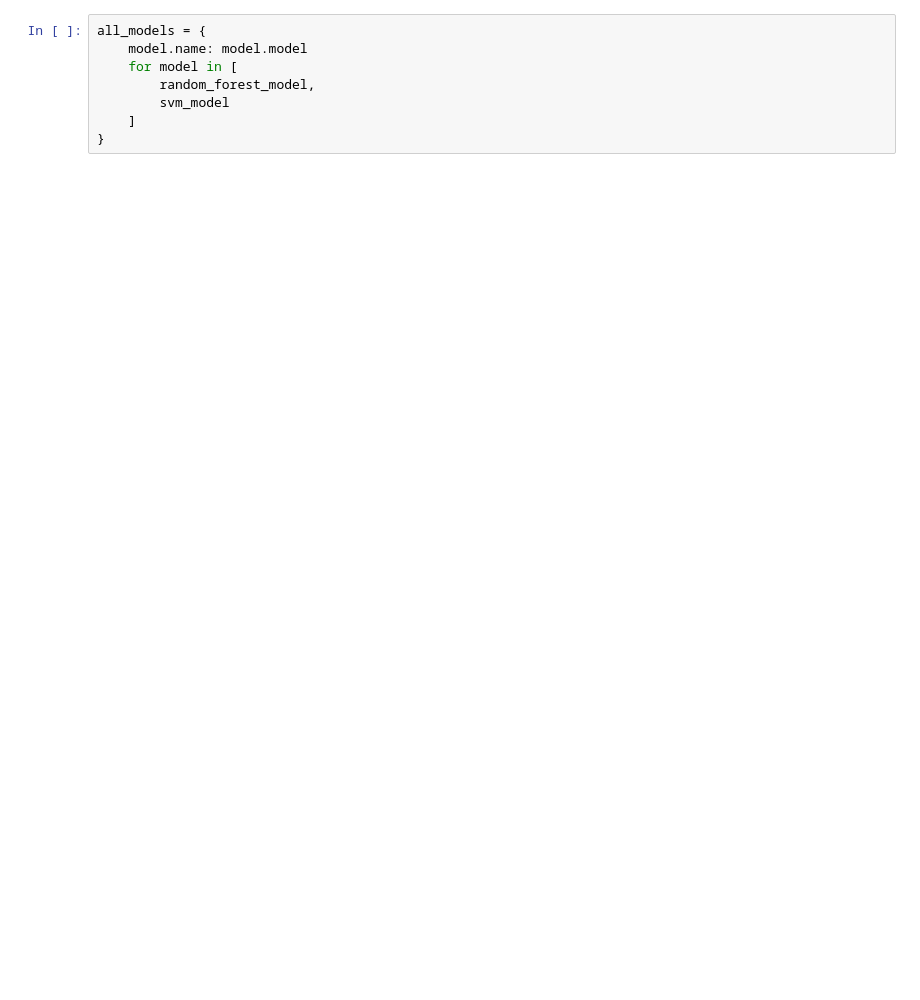
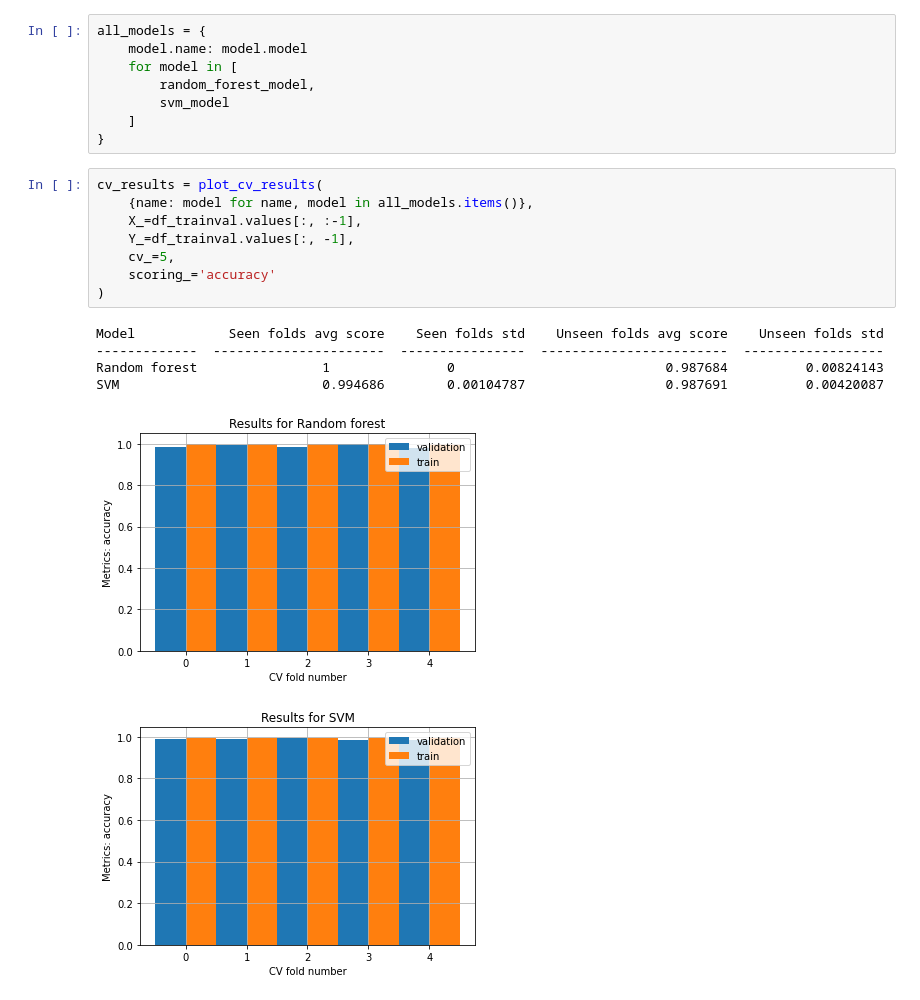
Before and after one commit to PashaIanko/Robust-Feature-Selection, a Jupyter notebook: main.ipynb, the cells around one changed output. Drawn from its saved outputs; the diff is of its cells as text; blank space fills up the shorter version.

Commit message:
accuracy 98% with svm and random forest

```diff
--- a/main.ipynb
+++ b/main.ipynb
@@ -523,3 +523,18 @@ all_models = {
         svm_model
     ]
 }
+# %%
+cv_results = plot_cv_results(
+    {name: model for name, model in all_models.items()},
+    X_=df_trainval.values[:, :-1],
+    Y_=df_trainval.values[:, -1],
+    cv_=5,
+    scoring_='accuracy'
+)
+# %% [output]
+Model            Seen folds avg score    Seen folds std    Unseen folds avg score    Unseen folds std
+-------------  ----------------------  ----------------  ------------------------  ------------------
+Random forest                1               0                           0.987684          0.00824143
+SVM                          0.994686        0.00104787                  0.987691          0.00420087
+[figure, added]
+[figure, added]
```
Also changed, not shown: parts of 2 cells of this notebook.
